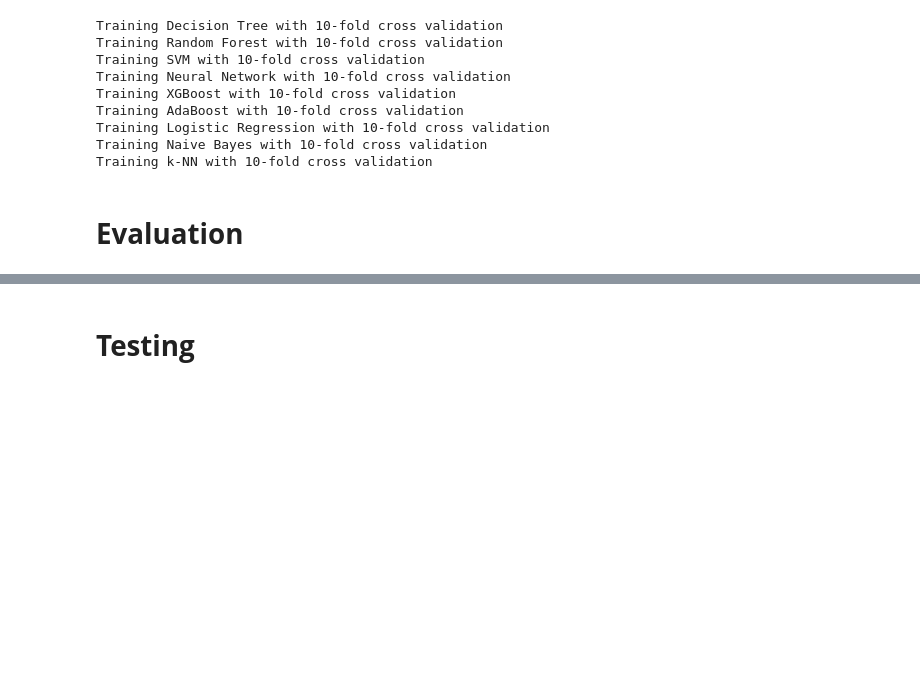
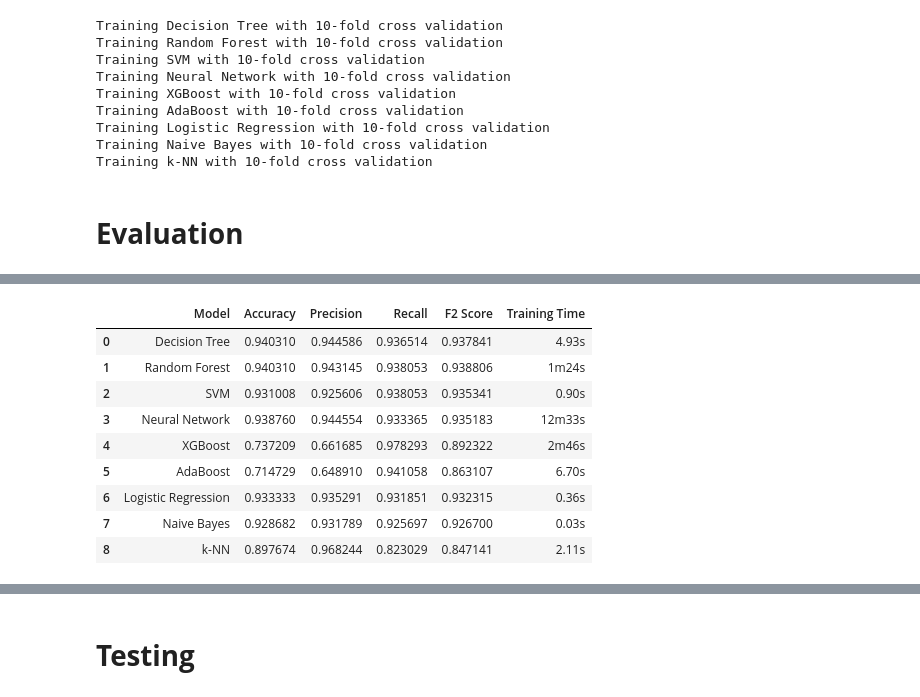
Before and after one commit to minhhdtr/nosql-injection-detection, a Jupyter notebook: nosql-injection-detection/nosql_injection_detection.ipynb, the cells around one changed output, grey strips where cells are left out. Drawn from its saved outputs; the diff is of its cells as text; code cells hidden in the pictures; blank space fills up the shorter version.

Commit message:
add test result

```diff
--- a/nosql-injection-detection/nosql_injection_detection.ipynb
+++ b/nosql-injection-detection/nosql_injection_detection.ipynb
@@ -331,6 +331,13 @@ Injection(1): 645
 # %% [markdown]
 # **Train the Models**
 # %%
+train_results = []
+f2_score = make_scorer(fbeta_score, beta=2, pos_label=1)
+best_model_name = None
+best_model_instance = None
+best_f2_score = 0
+all_params = {} # store all best parameters of each model
+
 # Decision Tree
 param_grid_dt = {
     'max_depth': [5, 10, 20, 30],
@@ -348,11 +355,10 @@ grid_dt = GridSearchCV(
 
 # Random Forest
 param_grid_rf = {
-    'n_estimators': [100, 200],
+    'n_estimators': [100, 200, 300],
     'max_depth': [5, 10, 20],
     'min_samples_split': [2, 5, 10],
     'min_samples_leaf': [1, 2, 4],
-    'class_weight': ['balanced']
 }
 grid_rf = GridSearchCV(
     RandomForestClassifier(random_state=42),
@@ -464,13 +470,6 @@ models = {
     'k-NN': grid_knn
 }
 
-results = []
-f2_score = make_scorer(fbeta_score, beta=2)
-best_model_name = None
-best_model_instance = None
-best_f2_score = 0
-all_params = {} # store all best parameters of each model
-
 
 for name, model in models.items():
     print(f'Training {name} with 10-fold cross validation')
@@ -501,7 +500,7 @@ for name, model in models.items():
 
     current_f2_score = scores['test_f2'].mean()
 
-    result = {
+    train_result = {
         'Model': name,
         'Accuracy': scores['test_accuracy'].mean(),
         'Precision': scores['test_precision'].mean(),
@@ -510,7 +509,7 @@ for name, model in models.items():
         'F2 Score': current_f2_score,
         'Training Time': training_time
     }
-    results.append(result)
+    train_results.append(train_result)
 
     # Track the model with the highest F2 score
     if current_f2_score > best_f2_score:
@@ -679,0 +566,16 @@ plot_confusion_matrix(y_test, y_pred_knn, 'k-NN')
+# %%
+# train results
+
+train_results_df = pd.DataFrame(train_results)
+display(train_results_df)
+# %% [output]
+|  | Model | Accuracy | Precision | Recall | F2 Score | Training Time |
+| 0 | Decision Tree | 0.940310 | 0.944586 | 0.936514 | 0.937841 | 4.93s |
+| 1 | Random Forest | 0.940310 | 0.943145 | 0.938053 | 0.938806 | 1m24s |
+| 2 | SVM | 0.931008 | 0.925606 | 0.938053 | 0.935341 | 0.90s |
+| 3 | Neural Network | 0.938760 | 0.944554 | 0.933365 | 0.935183 | 12m33s |
+| 4 | XGBoost | 0.737209 | 0.661685 | 0.978293 | 0.892322 | 2m46s |
+| 5 | AdaBoost | 0.714729 | 0.648910 | 0.941058 | 0.863107 | 6.70s |
+| 6 | Logistic Regression | 0.933333 | 0.935291 | 0.931851 | 0.932315 | 0.36s |
+| 7 | Naive Bayes | 0.928682 | 0.931789 | 0.925697 | 0.926700 | 0.03s |
+| 8 | k-NN | 0.897674 | 0.968244 | 0.823029 | 0.847141 | 2.11s |
```
Also changed, not shown: parts of 10 cells of this notebook, 8 other files.
